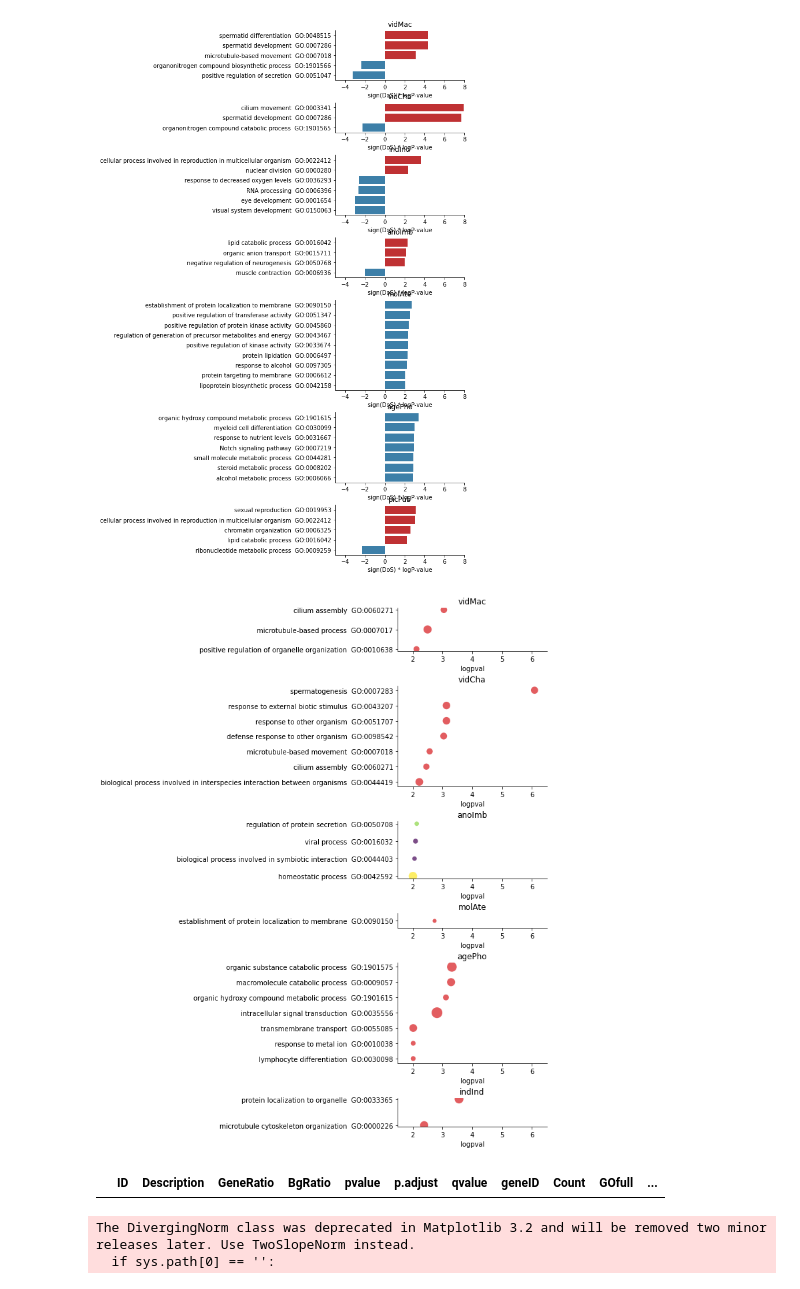
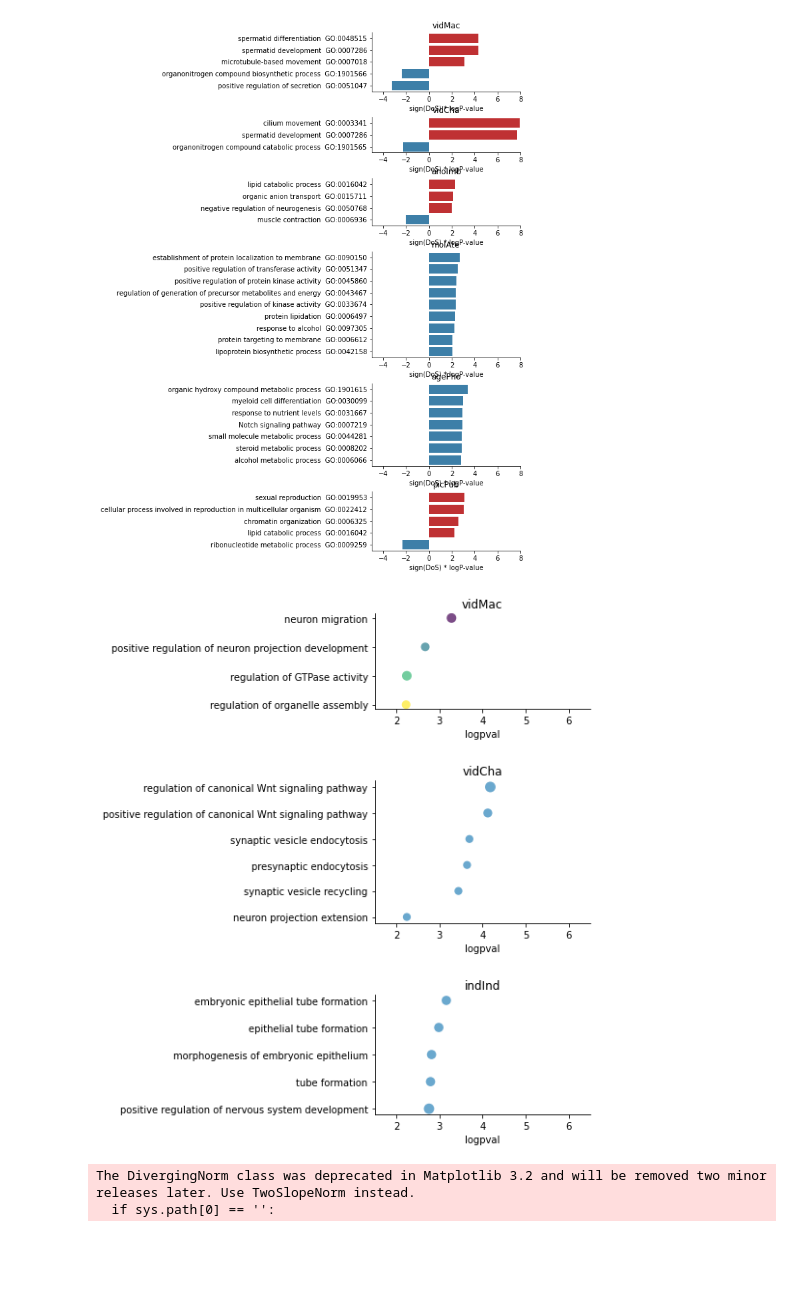
Before and after one commit to osipovarev/Brood_parasites_analysis, a Jupyter notebook: gsea_and_enrichGO_analysis.ipynb, the cells around one changed output. Drawn from its saved outputs; the diff is of its cells as text; code cells hidden in the pictures; blank space fills up the shorter version.

```diff
--- a/gsea_and_enrichGO_analysis.ipynb
+++ b/gsea_and_enrichGO_analysis.ipynb
@@ -15,7 +15,7 @@ from matplotlib.colors import DivergingNorm
 # %%
 ## GSEA from clusterProfiler
 dir_path = '/Users/osipova/Documents/LabDocs/Brood_parasites_analysis/'
-dbs = ['vidMac', 'vidCha', 'indInd', 'anoImb', 'molAte', 'agePho', 'picPub']
+dbs = ['vidMac', 'vidCha', 'anoImb', 'molAte', 'agePho', 'picPub']
 
 ## Load data
 DF_dbs = {}
@@ -30,51 +30,51 @@ for db in dbs:
     df['dos'] = dos
     df['sign_logP'] = df['logpval'] * dos
     df.sort_values(by=['sign_logP'], inplace=True, ascending=False)
     DF_dbs[db] = df
 
 
 ## Plot barplots p-value DoS > 0 and DoS < 0
 db_ratios = [DF_dbs[db].shape[0] for db in dbs]
 
 fig, axes = plt.subplots(len(dbs), 1, gridspec_kw={'height_ratios': db_ratios}, figsize=(4, 3*len(dbs)))
 
 i = 0
 for db in dbs:
     axi = axes[i]
     sns.set_palette(['#2b83ba', '#d7191c'])
     df = DF_dbs[db]
     sns.barplot(ax=axi, data=df, x='sign_logP', y='GOfull', hue='dos', dodge=False)
     axi.set_xlim(-5, 8)
     axi.set(xlabel='sign(DoS) * logP-value', ylabel='')
     axi.legend([], [], frameon=False)
     axi.set_title(db)
     i += 1
 
 sns.despine(fig=None, ax=None, left=False, bottom=False, offset=None, trim=False)
 fig.subplots_adjust(bottom=0, top=0.6, wspace=0, hspace=0.4)
 fig.tight_layout()
 
 pdf_name = 'gsea_top_terms.{}clades.clusterProfiler.pdf'.format(len(dbs))
 # fig.savefig(pdf_name, bbox_inches='tight')
 # %% [output]
-[figure, old version]
+[figure, new version]
 # %%
 ## GO Enrichment from clusterProfiler
 dir_path = '/Users/osipova/Documents/LabDocs/Brood_parasites_analysis/'
 dbs = ['vidMac', 'vidCha', 'anoImb', 'molAte', 'agePho', 'indInd', 'picPub']
 
 ## DoS > 0 or < 0?
-dos = 'pos'
-# dos = 'neg'
+# dos = 'pos'
+dos = 'neg'
 
 # q_cutoff = 0.5
-count_cutoff = 5
+count_cutoff = 4
 
 ## Load data
 DF_dbs = {}
 nonzero_dbs = []
 for db in dbs:
-    file_name = 'MK_test_{}_ncbi/{}.top5.dist.enrichGO.tsv'.format(db, dos)
+    file_name = 'MK_test_{}_ncbi/{}.enrichGO.all_genes_BG.tsv'.format(db, dos)
     file_data = glob(dir_path + file_name)[0]
     df = pd.read_csv(file_data, sep='\t')
 #     df = df[df['qvalue'] < q_cutoff]
@@ -91,7 +91,8 @@ for db in dbs:
 
 ## Plot barplots p-value DoS > 0 and DoS < 0
 db_ratios = [DF_dbs[db].shape[0] for db in nonzero_dbs]
-fig, axes = plt.subplots(len(nonzero_dbs), 1, gridspec_kw={'height_ratios': db_ratios}, figsize=(4, 3*len(nonzero_dbs)))
+fig, axes = plt.subplots(len(nonzero_dbs), 1, gridspec_kw={'height_ratios': db_ratios},
+                         figsize=(4, 4*len(nonzero_dbs)))
 
 blue = '#2b83ba'
 red = '#d7191c'
@@ -104,7 +105,7 @@ i = 0
 for db in nonzero_dbs:
     axi = axes[i]
     dfi = DF_dbs[db]
-    sns.scatterplot(ax=axi, data=dfi, x='logpval', y='GOfull', size='ratio',
+    sns.scatterplot(ax=axi, data=dfi, x='logpval', y='Description', size='ratio',
                     sizes=(min(dfi['ratio']), max(dfi['ratio'])), color=c, alpha=0.7, linewidth=0)
     axi.set(xlim=(1.5, 6.5), ylabel='')
     axi.set_title(db)
@@ -115,14 +116,10 @@ sns.despine(fig=None, ax=None, left=False, bottom=False, offset=None, trim=False
 fig.subplots_adjust(bottom=0, top=0.6, wspace=0, hspace=0.6)
 fig.tight_layout()
 
-pdf_name = '{}.enrichGO.{}clades.clusterProfiler.pdf'.format(dos, len(dbs))
+pdf_name = '{}.enrichGO.all_genes_BG.{}clades.clusterProfiler.pdf'.format(dos, len(dbs))
 # fig.savefig(pdf_name, bbox_inches='tight')
 # %% [output]
-[figure, old version]
+[figure, new version]
-# %%
-df
-# %% [output]
-|  | ID | Description | GeneRatio | BgRatio | pvalue | p.adjust | qvalue | geneID | Count | GOfull | ... |
 # %%
 ### Make a heatmap for convergent terms
 
```
Also changed, not shown: 12 other files.
